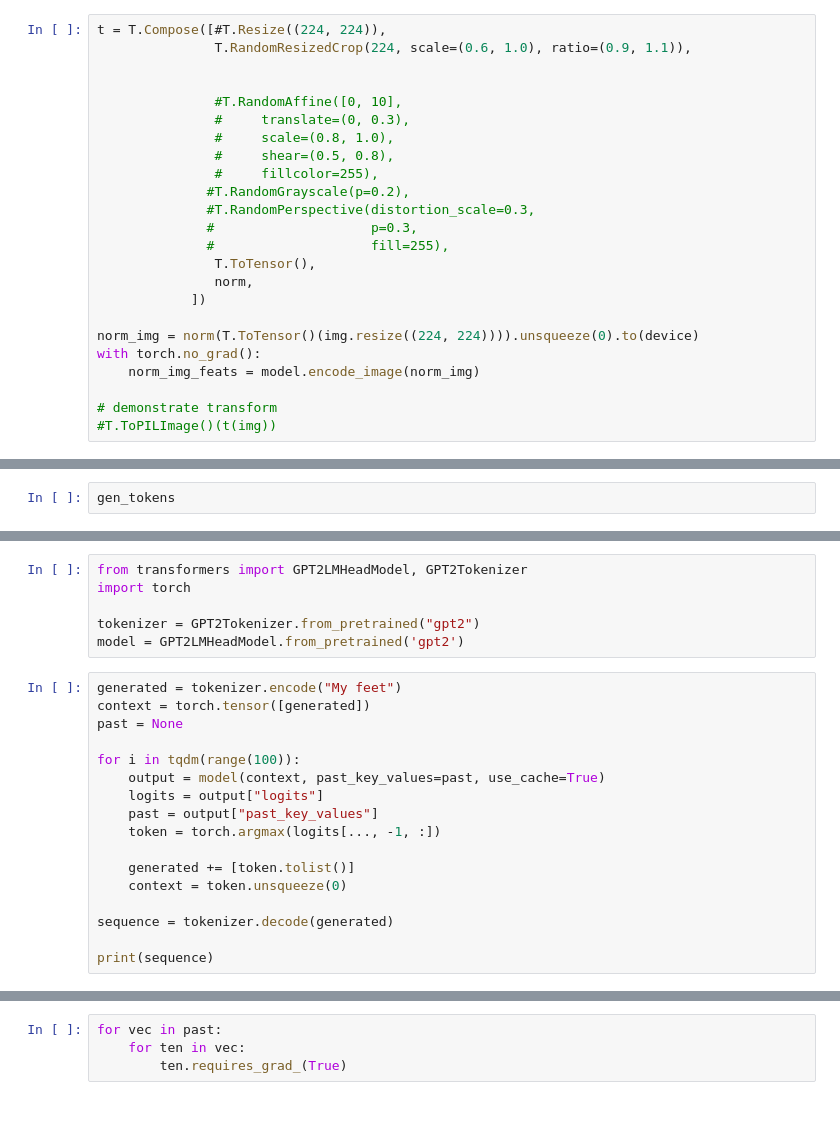
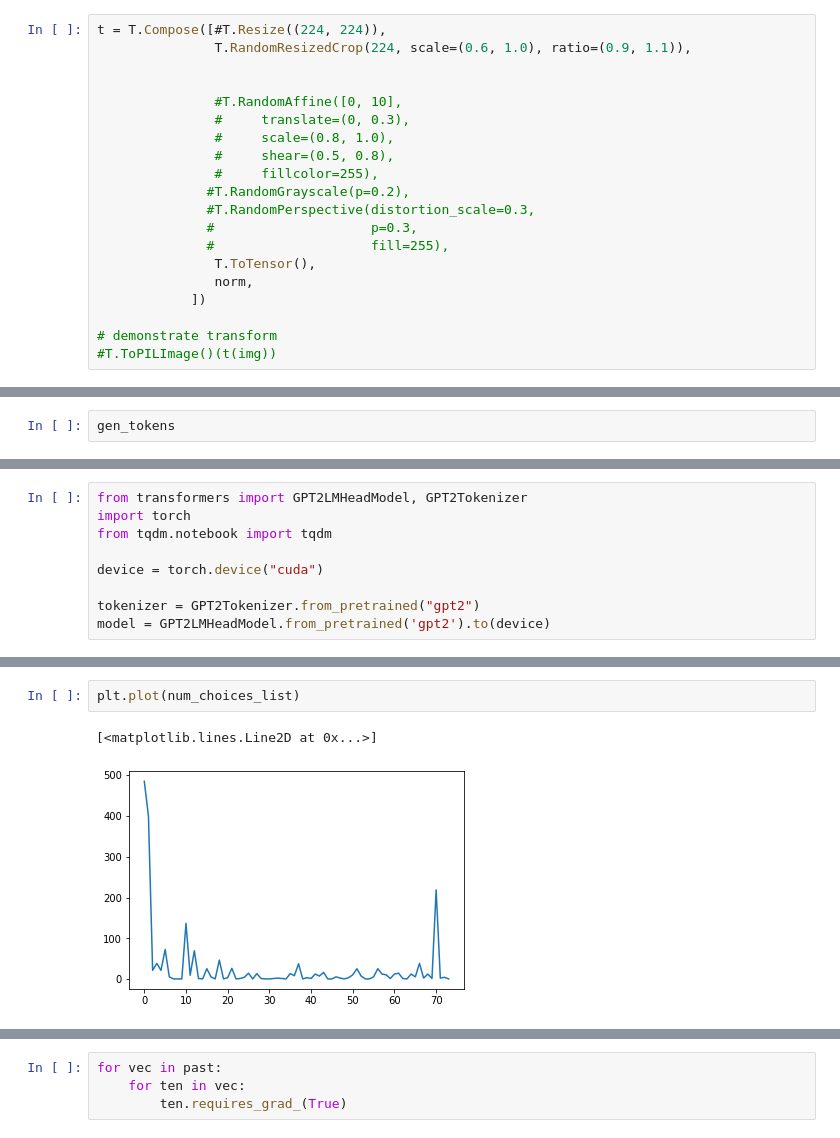
Before and after one commit to NotNANtoN/CLIP_playground, a Jupyter notebook: img2text.ipynb, the cells around one changed output, grey strips where cells are left out. Drawn from its saved outputs; the diff is of its cells as text; blank space fills up the shorter version.

```diff
--- a/img2text.ipynb
+++ b/img2text.ipynb
@@ -78,10 +115,6 @@ t = T.Compose([#T.Resize((224, 224)),
                norm,
             ])
 
-norm_img = norm(T.ToTensor()(img.resize((224, 224)))).unsqueeze(0).to(device)
-with torch.no_grad():
-    norm_img_feats = model.encode_image(norm_img)
-
 # demonstrate transform
 #T.ToPILImage()(t(img))
 # %%
@@ -274,23 +325,9 @@ from tqdm.notebook import tqdm
 # %%
 from transformers import GPT2LMHeadModel, GPT2Tokenizer
 import torch
+from tqdm.notebook import tqdm
+
+device = torch.device("cuda")
 
 tokenizer = GPT2Tokenizer.from_pretrained("gpt2")
-model = GPT2LMHeadModel.from_pretrained('gpt2')
+model = GPT2LMHeadModel.from_pretrained('gpt2').to(device)
-# %%
-generated = tokenizer.encode("My feet")
-context = torch.tensor([generated])
-past = None
-
-for i in tqdm(range(100)):
-    output = model(context, past_key_values=past, use_cache=True)
-    logits = output["logits"]
-    past = output["past_key_values"]
-    token = torch.argmax(logits[..., -1, :])
-
-    generated += [token.tolist()]
-    context = token.unsqueeze(0)
-
-sequence = tokenizer.decode(generated)
-
-print(sequence)
@@ -296,0 +428,5 @@ print(sequence)
+# %%
+plt.plot(num_choices_list)
+# %% [output]
+[<matplotlib.lines.Line2D at 0x...>]
+[figure, added]
```
Also changed, not shown: parts of 38 cells of this notebook, 3 other files.
